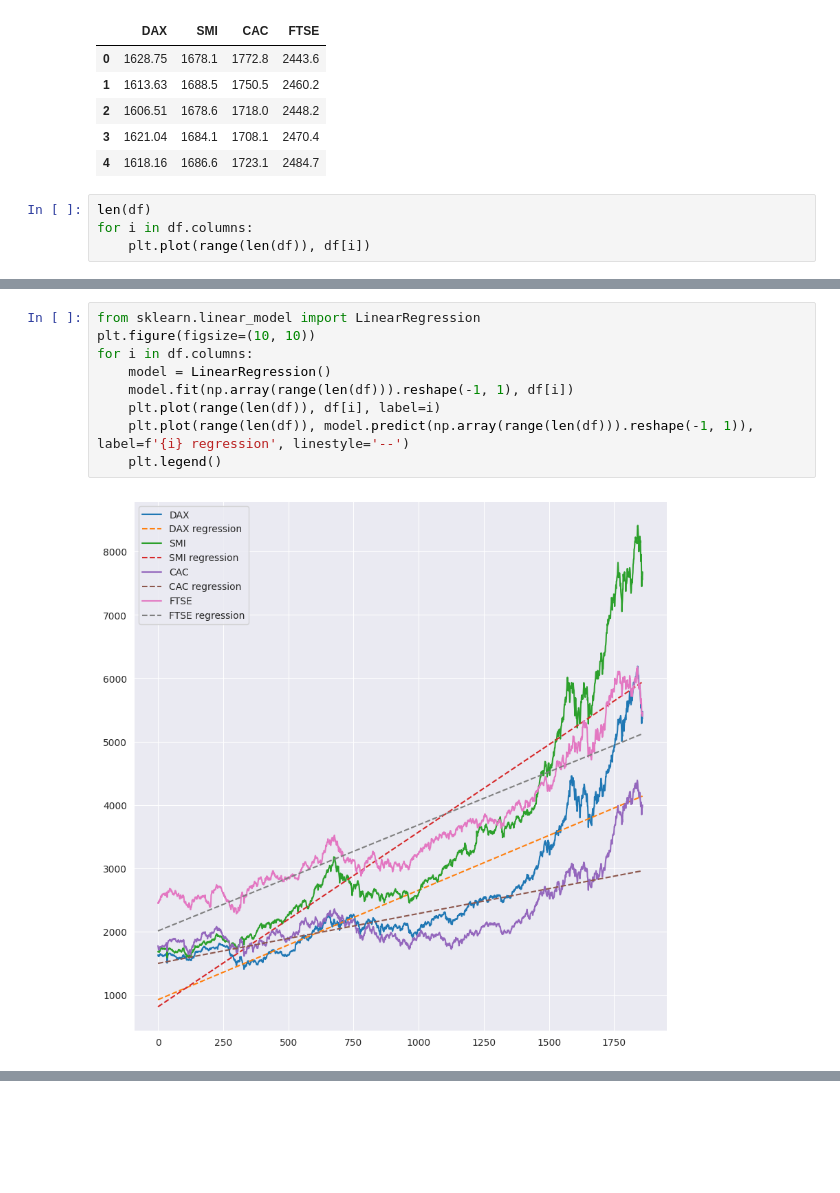
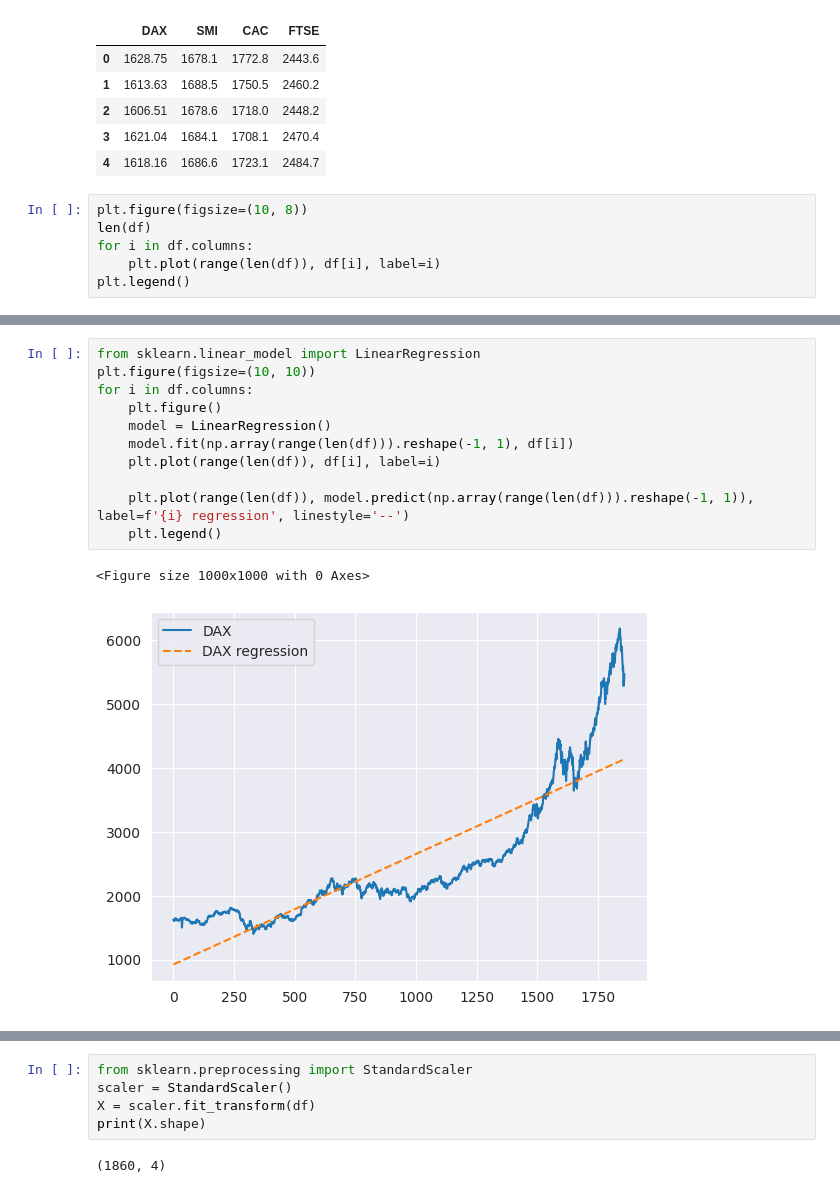
Before and after one commit to BenSerg/ML-labs-polytech, a Jupyter notebook: Regression/task5.ipynb, the cells around one changed output, grey strips where cells are left out. Drawn from its saved outputs; the diff is of its cells as text; blank space fills up the shorter version.

```diff
--- a/Regression/task5.ipynb
+++ b/Regression/task5.ipynb
@@ -15,7 +15,9 @@ df.head()
 | 3 | 1621.04 | 1684.1 | 1708.1 | 2470.4 |
 | 4 | 1618.16 | 1686.6 | 1723.1 | 2484.7 |
 # %%
+plt.figure(figsize=(10, 8))
 len(df)
 for i in df.columns:
-    plt.plot(range(len(df)), df[i])
+    plt.plot(range(len(df)), df[i], label=i)
+plt.legend()
 # %% [output]
@@ -23,11 +26,14 @@ for i in df.columns:
 # %%
 from sklearn.linear_model import LinearRegression
 plt.figure(figsize=(10, 10))
 for i in df.columns:
+    plt.figure()
     model = LinearRegression()
     model.fit(np.array(range(len(df))).reshape(-1, 1), df[i])
     plt.plot(range(len(df)), df[i], label=i)
+
     plt.plot(range(len(df)), model.predict(np.array(range(len(df))).reshape(-1, 1)), label=f'{i} regression', linestyle='--')
     plt.legend()
 # %% [output]
+<Figure size 1000x1000 with 0 Axes>
-[figure, old version]
+[figure, new version]
@@ -33,0 +43,7 @@ for i in df.columns:
+# %%
+from sklearn.preprocessing import StandardScaler
+scaler = StandardScaler()
+X = scaler.fit_transform(df)
+print(X.shape)
+# %% [output]
+(1860, 4)
```
Also changed, not shown: parts of 4 cells of this notebook, 8 other files.
